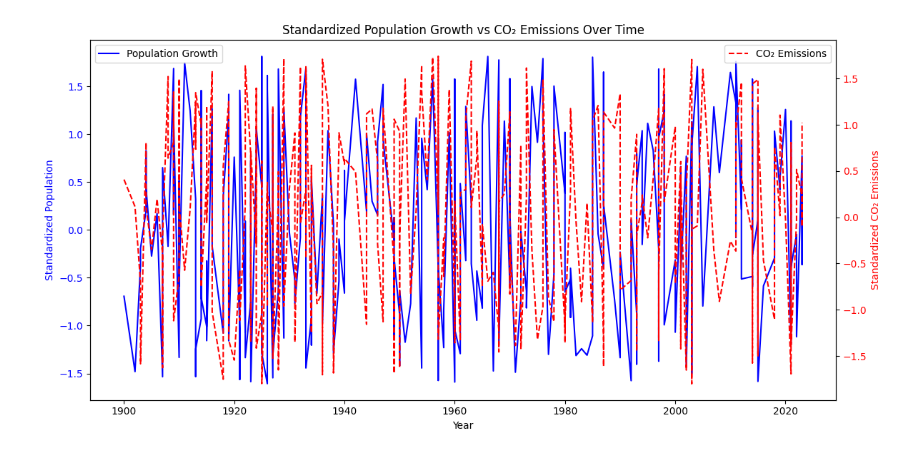
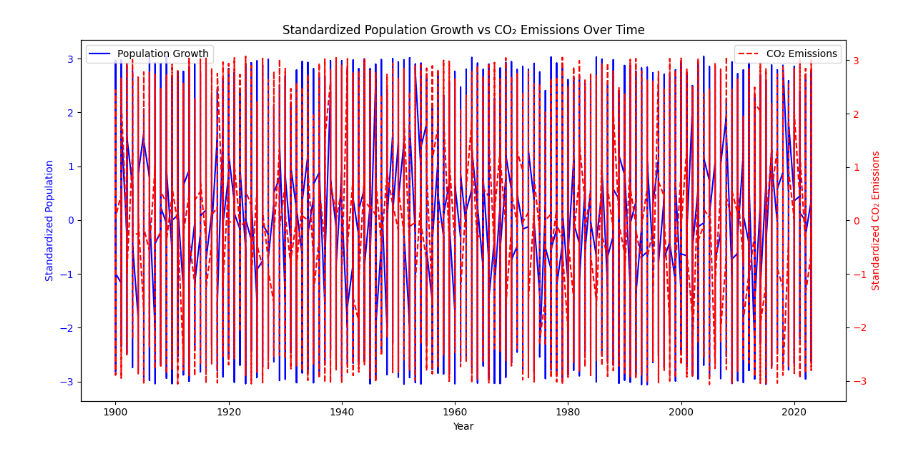
Before and after one commit to CaptDon71/project_4_machine_learning, a Jupyter notebook: data_preprocessing_DON.ipynb, the cells around one changed output. Drawn from its saved outputs; the diff is of its cells as text; code cells hidden in the pictures.

```diff
--- a/data_preprocessing_DON.ipynb
+++ b/data_preprocessing_DON.ipynb
@@ -14,5 +15,5 @@ Saving Book1.csv to Book1 (1).csv
 # %%
-path = "global_warming_dataset.csv"
+path = "cleaned_data.csv"
 # path ="Book1.csv"
 gw_df = pd.read_csv(io.BytesIO(uploaded[path]))
 print(gw_df.head())
@@ -130,43 +156,43 @@ plt.show()
 # %%
 # Reload the dataframe and clean column names
 gw_df = pd.read_csv(io.BytesIO(uploaded[path]))
-gw_df.columns = gw_df.columns.str.strip()  # Remove leading/trailing spaces
+gw_df.columns = gw_df.columns.str.strip().str.lower()  # Remove leading/trailing spaces and convert to lowercase
 
-# Define expected columns
-expected_columns = ["Year", "Extreme_Weather_Events", "CO2_Emissions", "Population", "Fossil_Fuel_Usage"]
+# Define expected columns, ensuring they match the case after cleaning (lowercase)
+expected_columns = ["year", "extreme_weather_events", "co2_emissions", "population", "fossil_fuel_usage"]
 gw_df = gw_df[expected_columns]
 
-# Convert "Year" to datetime and sort
-gw_df["Year"] = pd.to_datetime(gw_df["Year"], format="%Y")
-gw_df.sort_values("Year", inplace=True)
+# Convert "year" to datetime and sort
+gw_df["year"] = pd.to_datetime(gw_df["year"], format="%Y")
+gw_df.sort_values("year", inplace=True)
 
-# Apply StandardScaler to Population and CO₂ Emissions
+# Apply StandardScaler to Population and CO2_Emissions # 'CO2_Emissions' changed to 'co2_emissions'
 scaler = StandardScaler()
 gw_df_scaled = gw_df.copy()
-gw_df_scaled[["Population", "CO2_Emissions"]] = scaler.fit_transform(gw_df[["Population", "CO2_Emissions"]])
+gw_df_scaled[["population", "co2_emissions"]] = scaler.fit_transform(gw_df[["population", "co2_emissions"]]) # 'Population' and 'CO2_Emissions' changed to 'population' and 'co2_emissions' respectively
 
 # Create figure and primary y-axis
 fig, ax1 = plt.subplots(figsize=(12, 6))
 
-# Plot Standardized Population Growth
+# Plot Standardized Population Growth # 'Population' changed to 'population'
 ax1.set_xlabel("Year")
 ax1.set_ylabel("Standardized Population", color="blue")
-ax1.plot(gw_df["Year"], gw_df_scaled["Population"], color="blue", label="Population Growth")
+ax1.plot(gw_df["year"], gw_df_scaled["population"], color="blue", label="Population Growth") # 'Year' and 'Population' changed to 'year' and 'population' respectively
 ax1.tick_params(axis="y", labelcolor="blue")
 
-# Create secondary y-axis for CO₂ Emissions
+# Create secondary y-axis for CO₂ Emissions # 'CO2_Emissions' changed to 'co2_emissions'
 ax2 = ax1.twinx()
 ax2.set_ylabel("Standardized CO₂ Emissions", color="red")
-ax2.plot(gw_df["Year"], gw_df_scaled["CO2_Emissions"], linestyle="dashed", color="red", label="CO₂ Emissions")
+ax2.plot(gw_df["year"], gw_df_scaled["co2_emissions"], linestyle="dashed", color="red", label="CO₂ Emissions")  # 'Year' and 'CO2_Emissions' changed to 'year' and 'co2_emissions' respectively
 ax2.tick_params(axis="y", labelcolor="red")
 
 # Title and legend
 plt.title("Standardized Population Growth vs CO₂ Emissions Over Time")
 fig.tight_layout()
 ax1.legend(loc="upper left")
 ax2.legend(loc="upper right")
 
 # Show plot
 plt.show()
 # %% [output]
-[figure, old version]
+[figure, new version]
```
Also changed, not shown: parts of 6 cells of this notebook, 2 other files.
